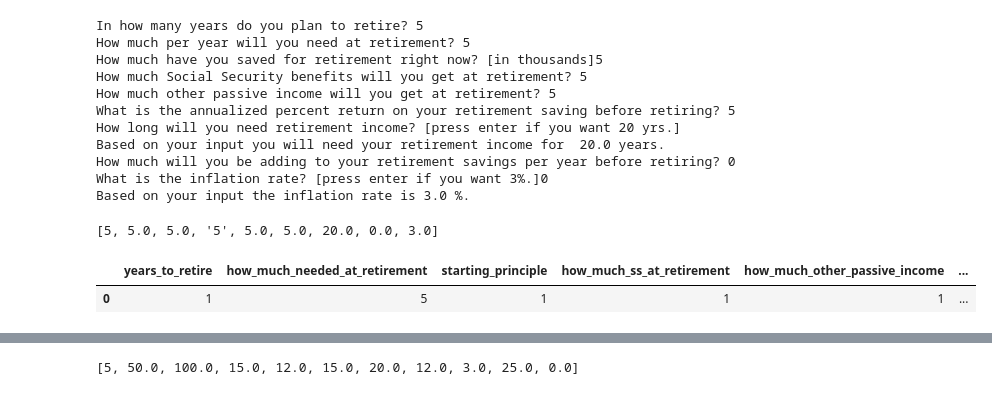
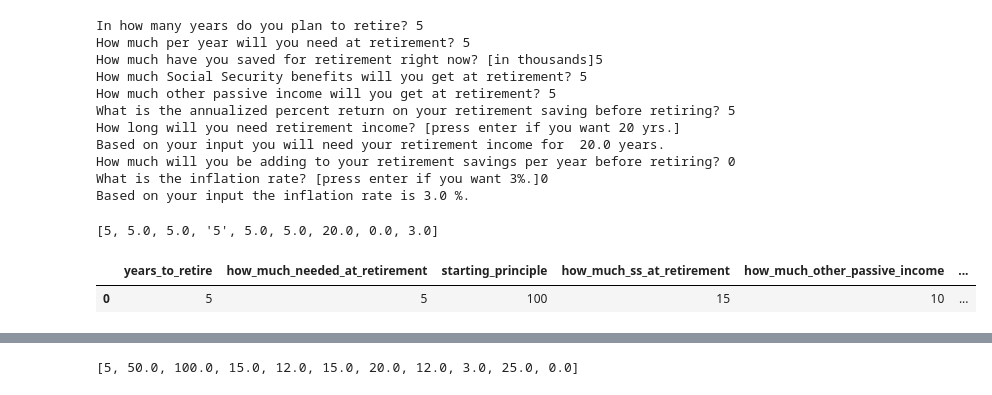
Before and after one commit to pstrito/Retirement, a Jupyter notebook: retirement_calculator.ipynb, the cells around one changed output, grey strips where cells are left out. Cells and saved outputs as stored; diff of their text form; code cells hidden in the pictures.

```diff
--- a/retirement_calculator.ipynb
+++ b/retirement_calculator.ipynb
@@ -214,47 +213,46 @@ Based on your input the inflation rate is 3.0 %.
 [5, 5.0, 5.0, '5', 5.0, 5.0, 20.0, 0.0, 3.0]
 # %%
 
-years_to_retire = 1
-how_much_needed_at_retirement = 1
-starting_principle = 1
-how_much_ss_at_retirement = 1
-how_much_other_passive_income = 1
-investment_apr = 1
-yrs_to_death = 1
-additional_principle = 1
-inflation = 1
-tax_rate = 1
-final_principle = 1
+years_to_retire = 5
+how_much_needed_at_retirement = 50
+starting_principle = 100
+how_much_ss_at_retirement = 15
+how_much_other_passive_income = 10
+investment_apr = 15
+yrs_to_death = 20
+additional_principle = 12
+inflation = 3
+tax_rate = 25
 
 debit = 5
 additional_principle = 2
 final_principle = 3
 
 variables = [years_to_retire, how_much_needed_at_retirement, starting_principle,
             how_much_ss_at_retirement, how_much_other_passive_income, investment_apr,
             yrs_to_death, additional_principle, inflation, tax_rate, final_principle]
 
 variable_names = ['years_to_retire', 'how_much_needed_at_retirement', 'starting_principle',
                  'how_much_ss_at_retirement', 'how_much_other_passive_income', 'investment_apr',
                  'yrs_to_death', 'additional_principle', 'inflation', 'tax_rate',
                  'final_principle']
 
 df = pd.DataFrame(columns = variable_names)
 
 df = df.append({'years_to_retire': variables[0],
                         'how_much_needed_at_retirement' : debit,
                         'starting_principle': variables[2],
                         'how_much_ss_at_retirement': variables[3],
                         'how_much_other_passive_income': variables[4],
                         'investment_apr': variables[5],
                         'yrs_to_death': variables[6],
                         'additional_principle': additional_principle,
                         'inflation': variables[8],
                         'tax_rate': variables[9],
                         'final_principle': final_principle},
                         ignore_index = True)
 
 display(df)
 # %% [output]
 |  | years_to_retire | how_much_needed_at_retirement | starting_principle | how_much_ss_at_retirement | how_much_other_passive_income | ... |
-| 0 | 1 | 5 | 1 | 1 | 1 | ... |
+| 0 | 5 | 5 | 100 | 15 | 10 | ... |
```
Also changed, not shown: parts of 6 cells of this notebook.
